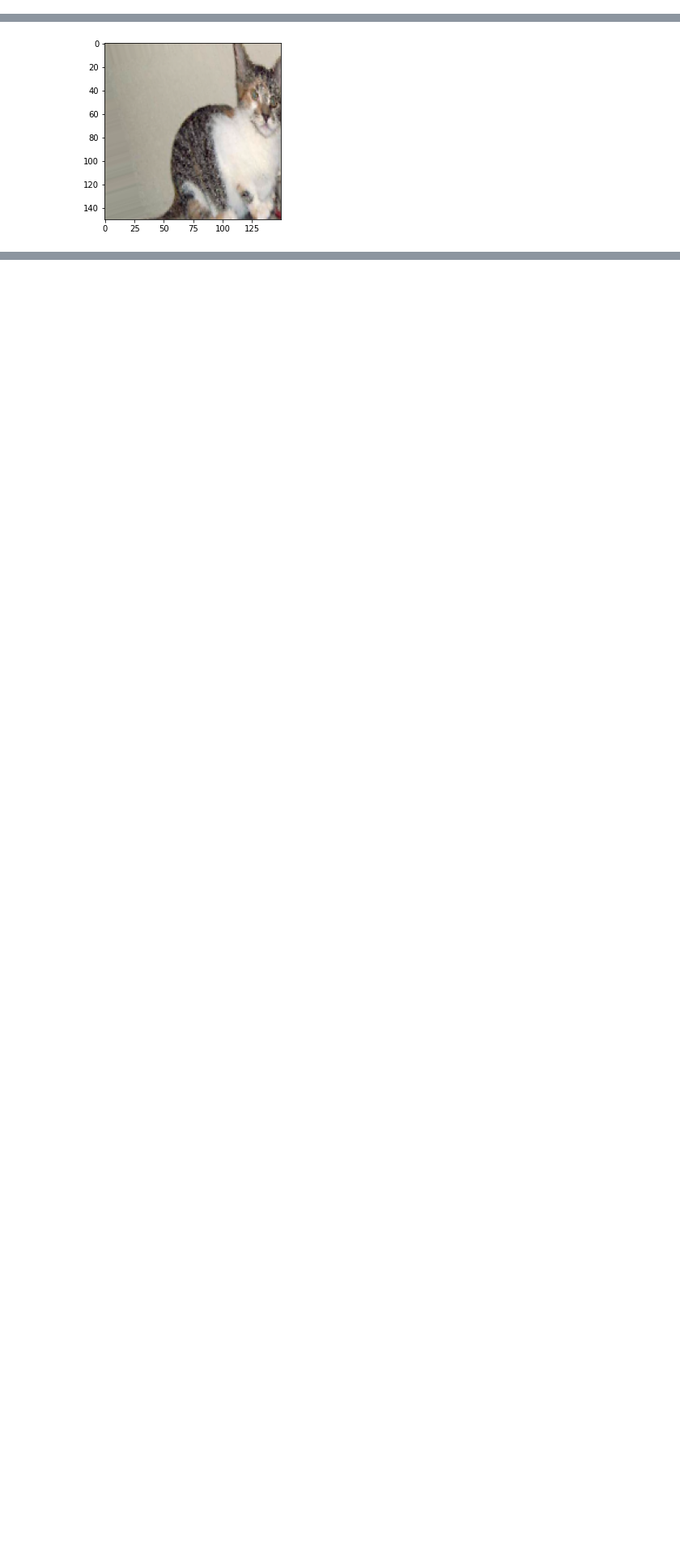
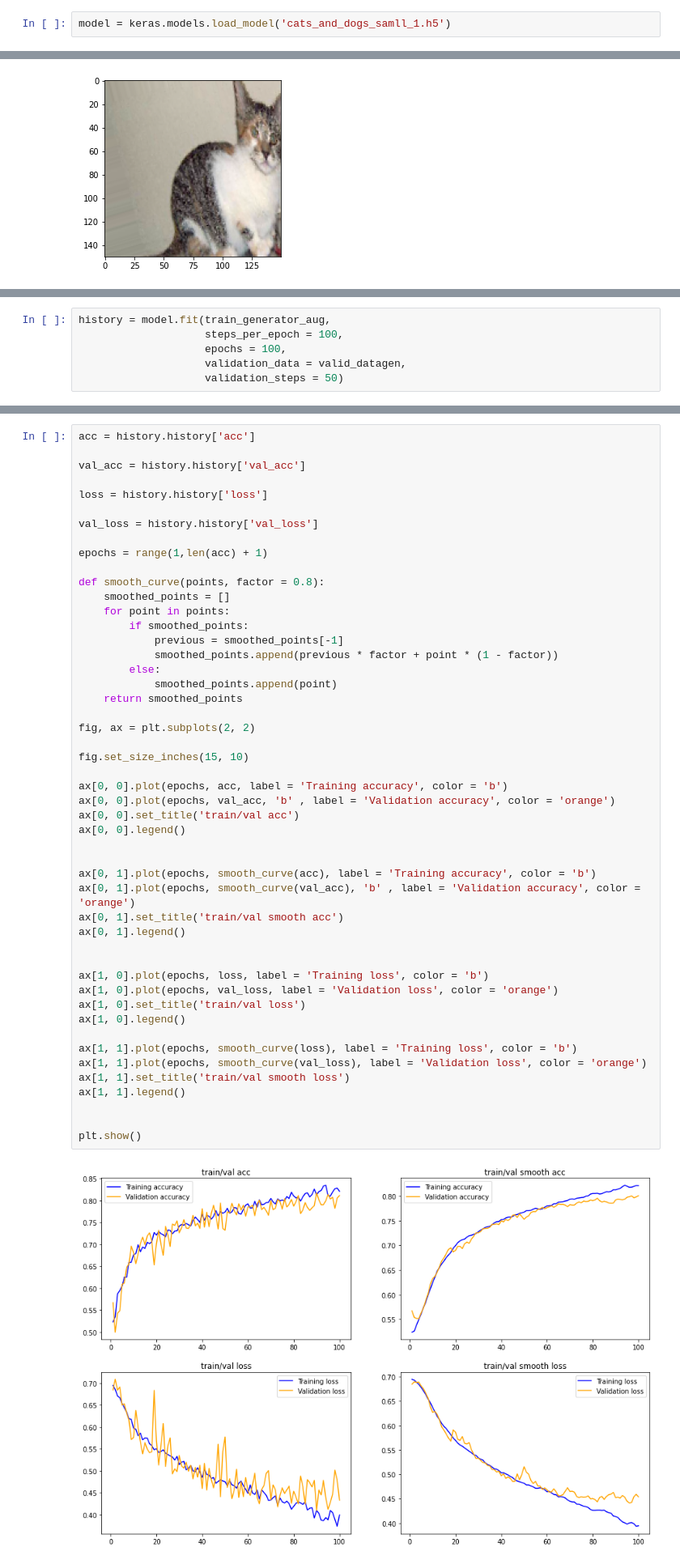
Before and after one commit to mowmitommy/CNN_cat_vs_dogs, a Jupyter notebook: CNN_cat_vs_dogs.ipynb, the cells around one changed output, grey strips where cells are left out. Shown at 81% size. Drawn from its saved outputs; the diff is of its cells as text; blank space fills up the shorter version.

Commit message:
Added new model to notebook

```diff
--- a/CNN_cat_vs_dogs.ipynb
+++ b/CNN_cat_vs_dogs.ipynb
@@ -204,6 +216,8 @@ Epoch 30/30
 100/100 [==============================] - 25s 254ms/step - loss: 0.0321 - accuracy: 0.9946 - val_loss: 1.0282 - val_accuracy: 0.7300
 # %%
 model.save('cats_and_dogs_samll_1.h5')
+# %%
+model = keras.models.load_model('cats_and_dogs_samll_1.h5')
 # %%
 import matplotlib.pyplot as plt
 
@@ -266,0 +322,6 @@ plt.show()
+# %%
+history = model.fit(train_generator_aug,
+                    steps_per_epoch = 100,
+                    epochs = 100,
+                    validation_data = valid_datagen,
+                    validation_steps = 50)
@@ -266,0 +346,51 @@ plt.show()
+# %%
+acc = history.history['acc']
+
+val_acc = history.history['val_acc']
+
+loss = history.history['loss']
+
+val_loss = history.history['val_loss']
+
+epochs = range(1,len(acc) + 1)
+
+def smooth_curve(points, factor = 0.8):
+    smoothed_points = []
+    for point in points:
+        if smoothed_points:
+            previous = smoothed_points[-1]
+            smoothed_points.append(previous * factor + point * (1 - factor))
+        else:
+            smoothed_points.append(point)
+    return smoothed_points
+
+fig, ax = plt.subplots(2, 2)
+
+fig.set_size_inches(15, 10)
+
+ax[0, 0].plot(epochs, acc, label = 'Training accuracy', color = 'b')
+ax[0, 0].plot(epochs, val_acc, 'b' , label = 'Validation accuracy', color = 'orange')
+ax[0, 0].set_title('train/val acc')
+ax[0, 0].legend()
+
+
+ax[0, 1].plot(epochs, smooth_curve(acc), label = 'Training accuracy', color = 'b')
+ax[0, 1].plot(epochs, smooth_curve(val_acc), 'b' , label = 'Validation accuracy', color = 'orange')
+ax[0, 1].set_title('train/val smooth acc')
+ax[0, 1].legend()
+
+
+ax[1, 0].plot(epochs, loss, label = 'Training loss', color = 'b')
+ax[1, 0].plot(epochs, val_loss, label = 'Validation loss', color = 'orange')
+ax[1, 0].set_title('train/val loss')
+ax[1, 0].legend()
+
+ax[1, 1].plot(epochs, smooth_curve(loss), label = 'Training loss', color = 'b')
+ax[1, 1].plot(epochs, smooth_curve(val_loss), label = 'Validation loss', color = 'orange')
+ax[1, 1].set_title('train/val smooth loss')
+ax[1, 1].legend()
+
+
+plt.show()
+# %% [output]
+[figure, added]
```
Also changed, not shown: parts of 17 cells of this notebook, 2 other files.
